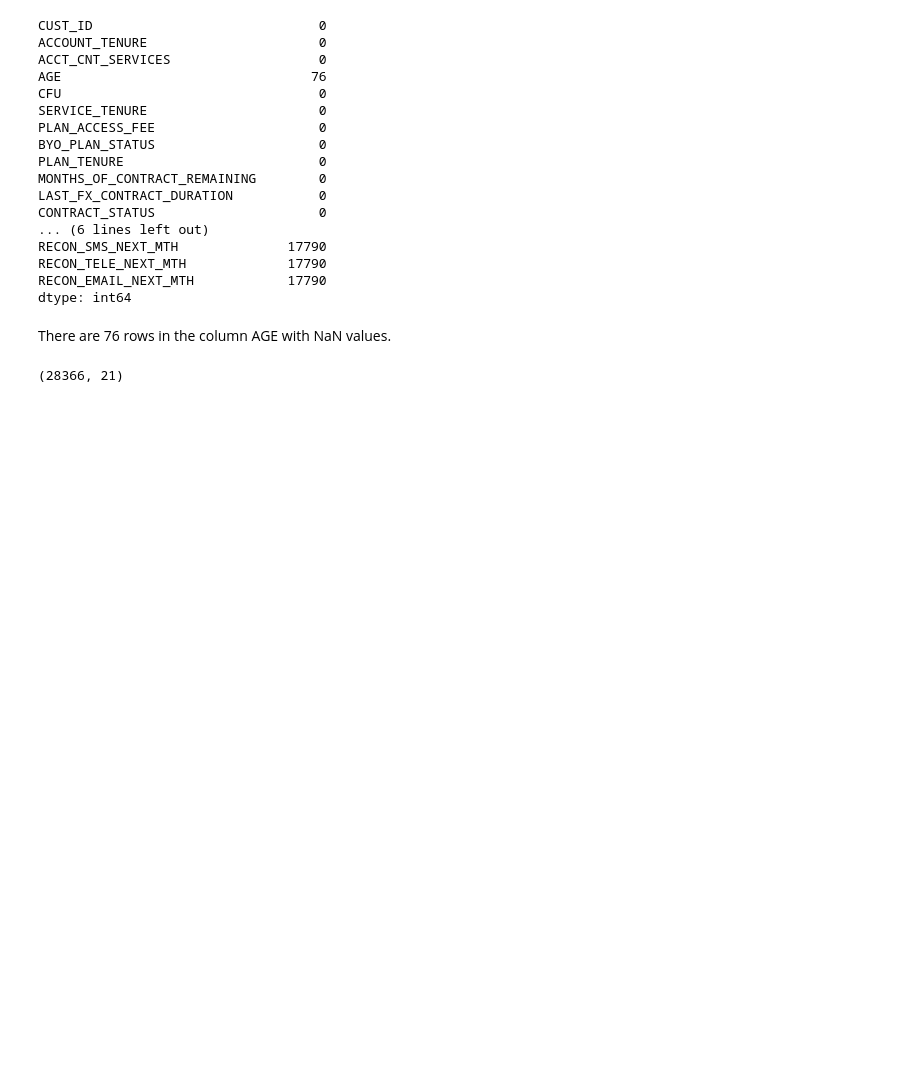
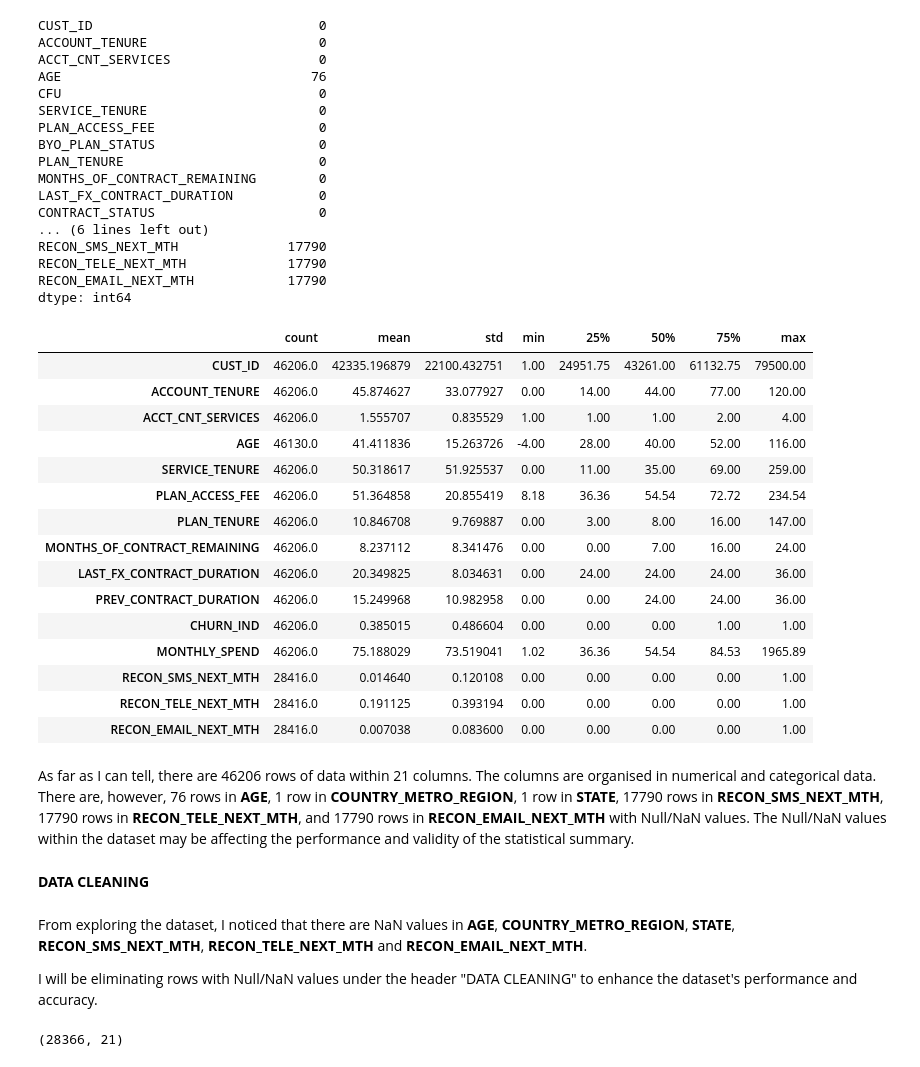
Before and after one commit to MQCOMP2200-S2-2021/data-science-portfolio-avagardiner, a Jupyter notebook: Portfolio 3.ipynb, the cells around one changed output. Drawn from its saved outputs; the diff is of its cells as text; code cells hidden in the pictures; blank space fills up the shorter version.

Commit message:
Analysing the Data and Data Cleaning

```diff
--- a/Portfolio 3.ipynb
+++ b/Portfolio 3.ipynb
@@ -102,8 +101,34 @@ RECON_SMS_NEXT_MTH              17790
 RECON_TELE_NEXT_MTH             17790
 RECON_EMAIL_NEXT_MTH            17790
 dtype: int64
-# %% [markdown]
-There are 76 rows in the column AGE with NaN values.
+# %%
+# Look at the statistical summary of the dataframe
+churn.describe().transpose()
+# %% [output]
+|  | count | mean | std | min | 25% | 50% | 75% | max |
+| CUST_ID | 46206.0 | 42335.196879 | 22100.432751 | 1.00 | 24951.75 | 43261.00 | 61132.75 | 79500.00 |
+| ACCOUNT_TENURE | 46206.0 | 45.874627 | 33.077927 | 0.00 | 14.00 | 44.00 | 77.00 | 120.00 |
+| ACCT_CNT_SERVICES | 46206.0 | 1.555707 | 0.835529 | 1.00 | 1.00 | 1.00 | 2.00 | 4.00 |
+| AGE | 46130.0 | 41.411836 | 15.263726 | -4.00 | 28.00 | 40.00 | 52.00 | 116.00 |
+| SERVICE_TENURE | 46206.0 | 50.318617 | 51.925537 | 0.00 | 11.00 | 35.00 | 69.00 | 259.00 |
+| PLAN_ACCESS_FEE | 46206.0 | 51.364858 | 20.855419 | 8.18 | 36.36 | 54.54 | 72.72 | 234.54 |
+| PLAN_TENURE | 46206.0 | 10.846708 | 9.769887 | 0.00 | 3.00 | 8.00 | 16.00 | 147.00 |
+| MONTHS_OF_CONTRACT_REMAINING | 46206.0 | 8.237112 | 8.341476 | 0.00 | 0.00 | 7.00 | 16.00 | 24.00 |
+| LAST_FX_CONTRACT_DURATION | 46206.0 | 20.349825 | 8.034631 | 0.00 | 24.00 | 24.00 | 24.00 | 36.00 |
+| PREV_CONTRACT_DURATION | 46206.0 | 15.249968 | 10.982958 | 0.00 | 0.00 | 24.00 | 24.00 | 36.00 |
+| CHURN_IND | 46206.0 | 0.385015 | 0.486604 | 0.00 | 0.00 | 0.00 | 1.00 | 1.00 |
+| MONTHLY_SPEND | 46206.0 | 75.188029 | 73.519041 | 1.02 | 36.36 | 54.54 | 84.53 | 1965.89 |
+| RECON_SMS_NEXT_MTH | 28416.0 | 0.014640 | 0.120108 | 0.00 | 0.00 | 0.00 | 0.00 | 1.00 |
+| RECON_TELE_NEXT_MTH | 28416.0 | 0.191125 | 0.393194 | 0.00 | 0.00 | 0.00 | 0.00 | 1.00 |
+| RECON_EMAIL_NEXT_MTH | 28416.0 | 0.007038 | 0.083600 | 0.00 | 0.00 | 0.00 | 0.00 | 1.00 |
+# %% [markdown]
+As far as I can tell, there are 46206 rows of data within 21 columns. The columns are organised in numerical and categorical data. There are, however, 76 rows in **AGE**, 1 row in **COUNTRY_METRO_REGION**, 1 row in **STATE**, 17790 rows in **RECON_SMS_NEXT_MTH**, 17790 rows in **RECON_TELE_NEXT_MTH**, and 17790 rows in **RECON_EMAIL_NEXT_MTH** with Null/NaN values. The Null/NaN values within the dataset may be affecting the performance and validity of the statistical summary.
+# %% [markdown]
+**DATA CLEANING**
+# %% [markdown]
+From exploring the dataset, I noticed that there are NaN values in **AGE**, **COUNTRY_METRO_REGION**, **STATE**, **RECON_SMS_NEXT_MTH**, **RECON_TELE_NEXT_MTH** and **RECON_EMAIL_NEXT_MTH**.
+
+I will be eliminating rows with Null/NaN values under the header "DATA CLEANING" to enhance the dataset's performance and accuracy.
 # %%
 # Clean the data by dropping NaN Values
 churn = churn.dropna()
```
Also changed, not shown: parts of 8 cells of this notebook.
